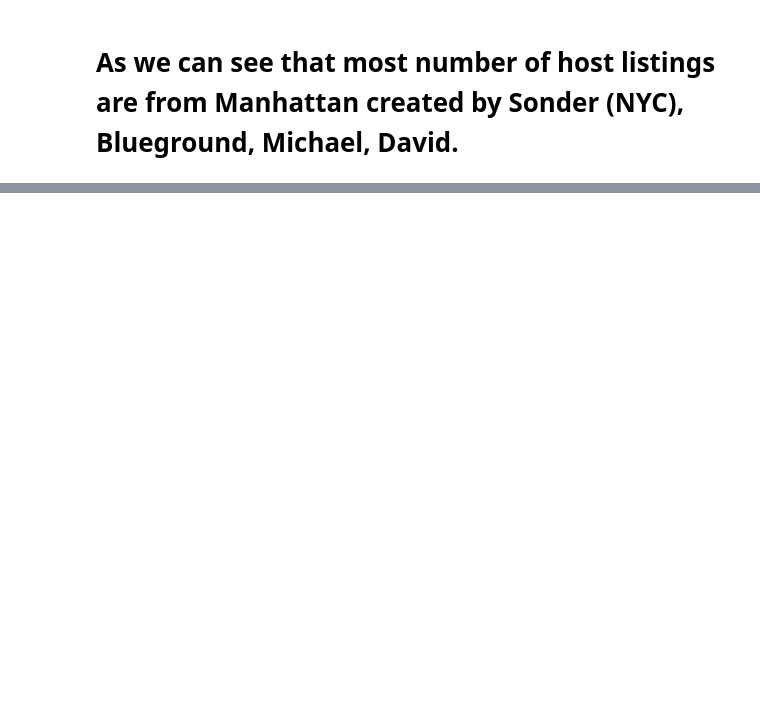
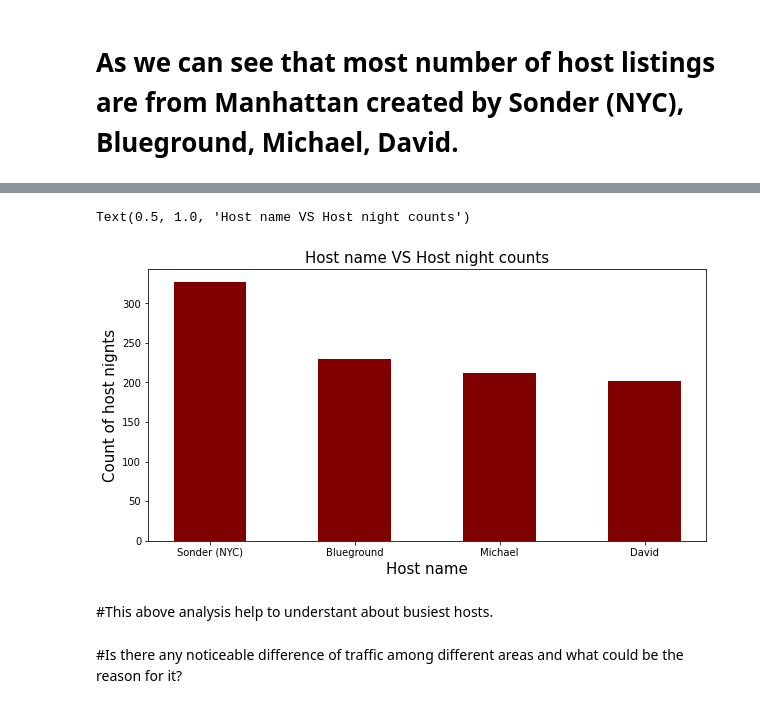
Before and after one commit to SrvPioneer/Airbnb_Data_Analysis, a Jupyter notebook: Airbnb_Bookings_Analysis_Capstone_Project.ipynb, the cells around one changed output, grey strips where cells are left out. Cells and saved outputs as stored; diff of their text form; code cells hidden in the pictures; blank space fills up the shorter version.

```diff
--- a/Airbnb_Bookings_Analysis_Capstone_Project.ipynb
+++ b/Airbnb_Bookings_Analysis_Capstone_Project.ipynb
@@ -142,0 +210,4 @@ plt.rcParams['figure.figsize'] = (10, 5)
+# %%
+busiest_hosts = new_airbnb_df.groupby(["host_name", "neighbourhood_group"])["minimum_nights"].count().reset_index()
+busiest_hosts = busiest_hosts.sort_values(by = "minimum_nights", ascending = False).head()
+busiest_hosts
@@ -142,0 +221,16 @@ plt.rcParams['figure.figsize'] = (10, 5)
+# %%
+#Plot a bar chart to get the busiest hosts
+host_names = busiest_hosts["host_name"]
+host_nights = busiest_hosts["minimum_nights"]
+figure = plt.figure(figsize= (10, 5))
+plt.bar(host_names, host_nights, color = "maroon", width = 0.5)
+plt.xlabel("Host name", fontsize = 15)
+plt.ylabel("Count of host nignts", fontsize = 15)
+plt.title("Host name VS Host night counts", fontsize = 15)
+# %% [output]
+Text(0.5, 1.0, 'Host name VS Host night counts')
+[figure, added]
+# %% [markdown]
+#This above analysis help to understant about busiest hosts.
+# %% [markdown]
+#Is there any noticeable difference of traffic among different areas and what could be the reason for it?
```
Also changed, not shown: parts of 16 cells of this notebook.
